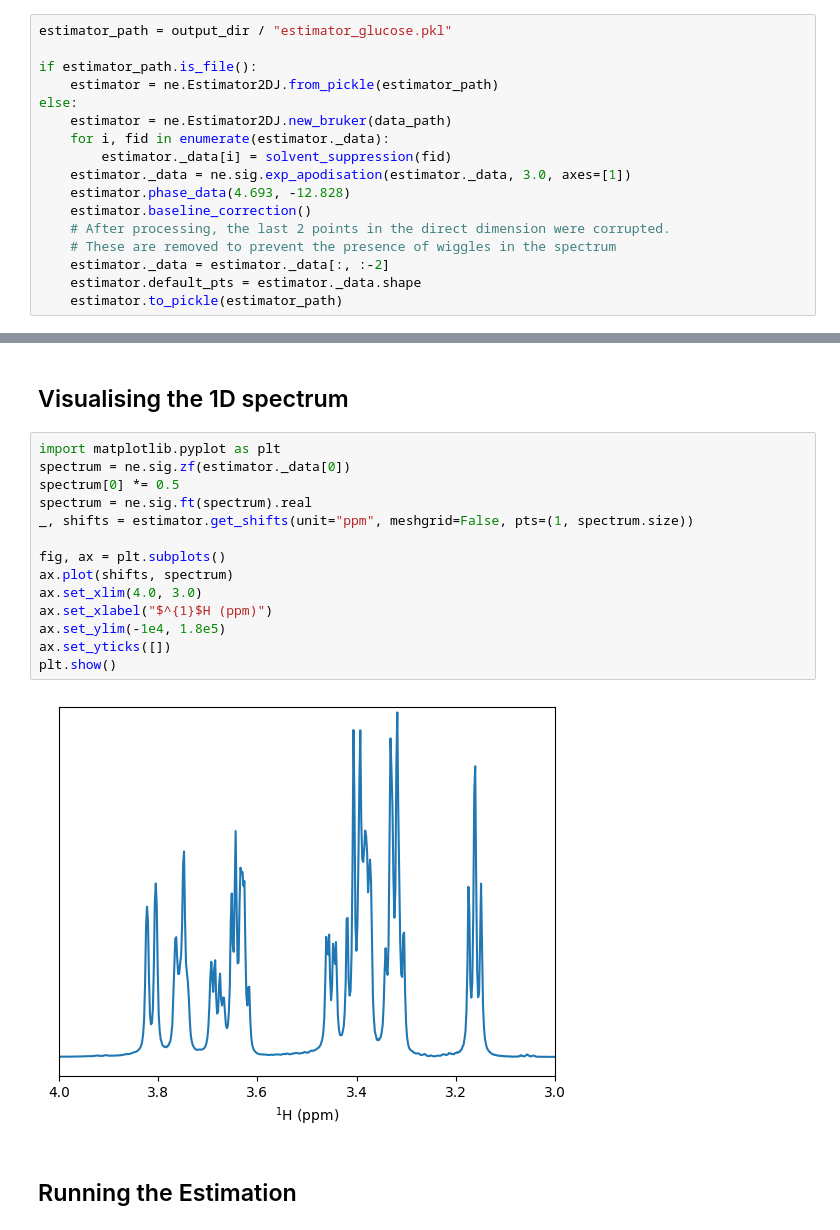
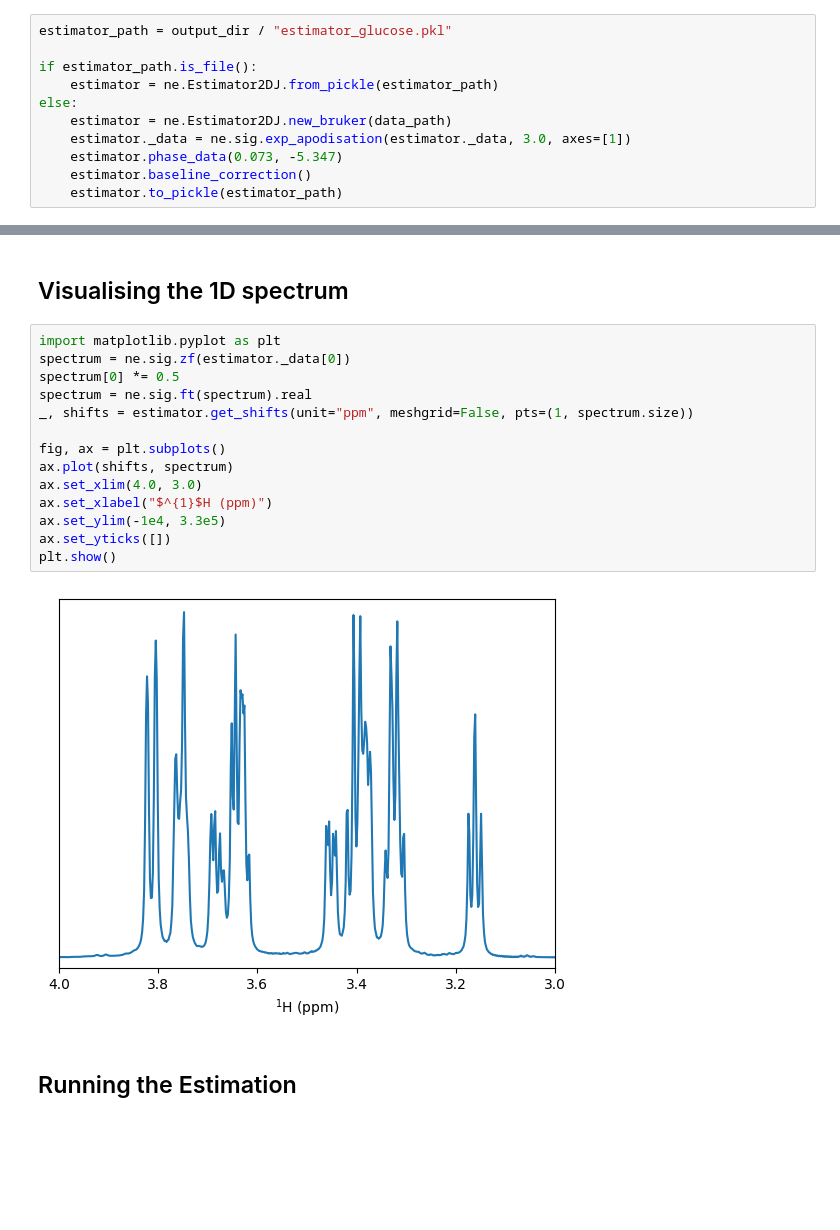
Before and after one commit to foroozandehgroup/cupid-data, a Jupyter notebook: code/reviewer-1/glucose.ipynb, the cells around one changed output, grey strips where cells are left out. Cells and saved outputs as stored; diff of their text form; blank space fills up the shorter version.

```diff
--- a/code/reviewer-1/glucose.ipynb
+++ b/code/reviewer-1/glucose.ipynb
@@ -40,15 +22,9 @@ if estimator_path.is_file():
     estimator = ne.Estimator2DJ.from_pickle(estimator_path)
 else:
     estimator = ne.Estimator2DJ.new_bruker(data_path)
-    for i, fid in enumerate(estimator._data):
-        estimator._data[i] = solvent_suppression(fid)
     estimator._data = ne.sig.exp_apodisation(estimator._data, 3.0, axes=[1])
-    estimator.phase_data(4.693, -12.828)
+    estimator.phase_data(0.073, -5.347)
     estimator.baseline_correction()
-    # After processing, the last 2 points in the direct dimension were corrupted.
-    # These are removed to prevent the presence of wiggles in the spectrum
-    estimator._data = estimator._data[:, :-2]
-    estimator.default_pts = estimator._data.shape
     estimator.to_pickle(estimator_path)
 # %% [output]
 Saved file ../../code/reviewer-1/output/estimator_glucose.pkl.
@@ -57,19 +33,19 @@ Saved file ../../code/reviewer-1/output/estimator_glucose.pkl.
 # %%
 import matplotlib.pyplot as plt
 spectrum = ne.sig.zf(estimator._data[0])
 spectrum[0] *= 0.5
 spectrum = ne.sig.ft(spectrum).real
 _, shifts = estimator.get_shifts(unit="ppm", meshgrid=False, pts=(1, spectrum.size))
 
 fig, ax = plt.subplots()
 ax.plot(shifts, spectrum)
 ax.set_xlim(4.0, 3.0)
 ax.set_xlabel("$^{1}$H (ppm)")
-ax.set_ylim(-1e4, 1.8e5)
+ax.set_ylim(-1e4, 3.3e5)
 ax.set_yticks([])
 plt.show()
 # %% [output]
-[figure, old version]
+[figure, new version]
 # %% [markdown]
 ## Running the Estimation
 # %%
```
Also changed, not shown: parts of 5 cells of this notebook, 2 other files.
